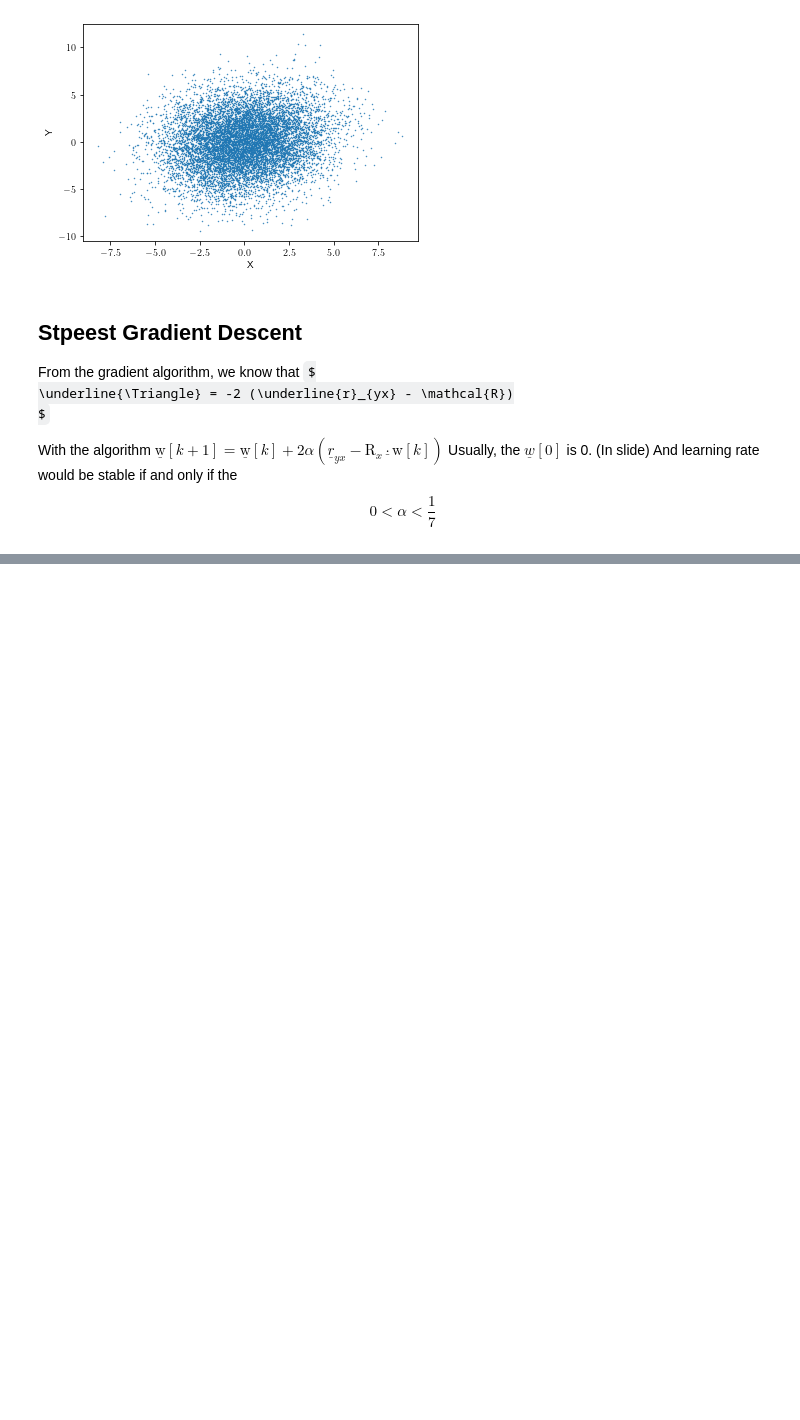
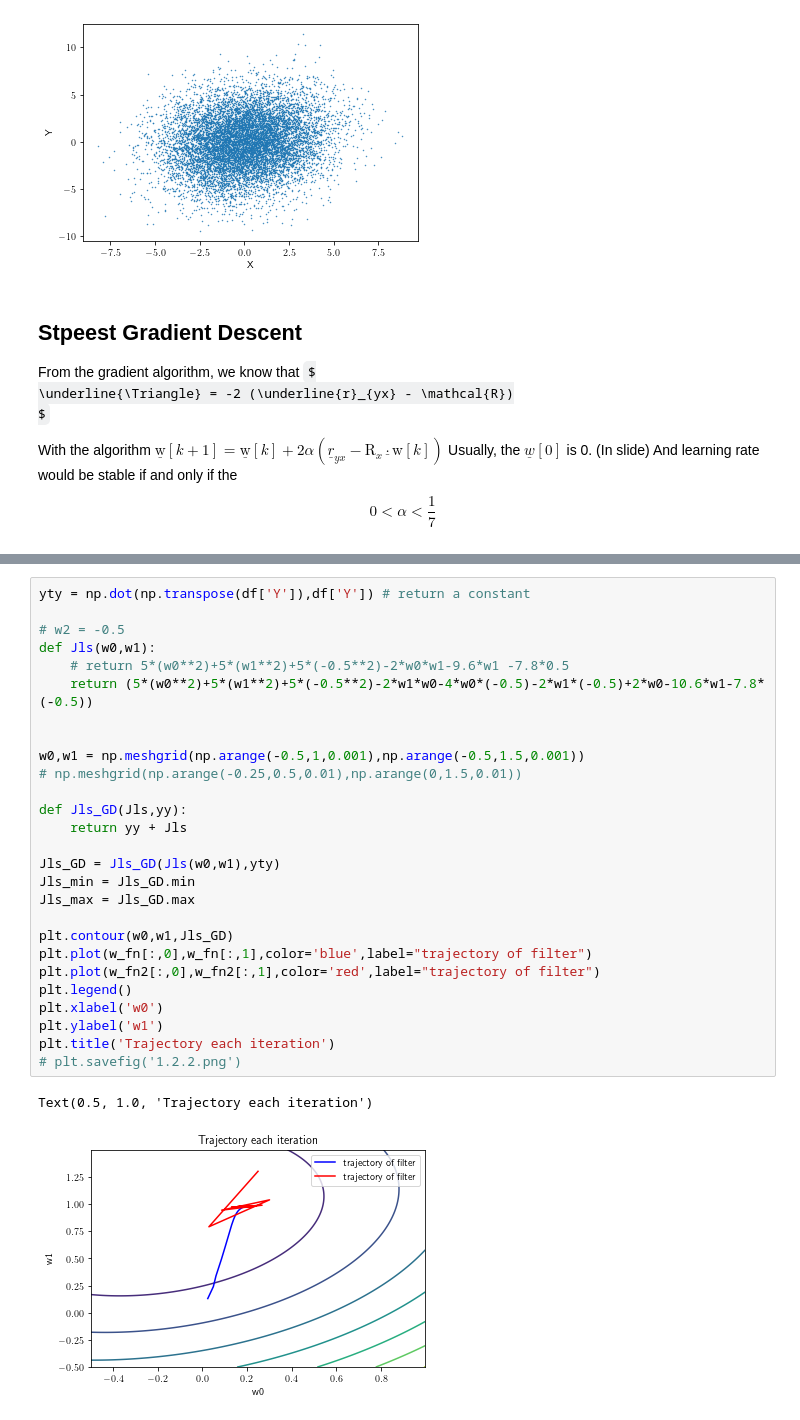
Before and after one commit to Lynch1206/5LSL0_MSPD, a Jupyter notebook: 1A/GD.ipynb, the cells around one changed output, grey strips where cells are left out. Drawn from its saved outputs; the diff is of its cells as text; some formulas as TeX source; blank space fills up the shorter version.

```diff
--- a/1A/GD.ipynb
+++ b/1A/GD.ipynb
@@ -72,0 +141,30 @@ And learning rate would be stable if and only if the $$0< \alpha < \frac{1}{7}$$
+# %%
+yty = np.dot(np.transpose(df['Y']),df['Y']) # return a constant
+
+# w2 = -0.5
+def Jls(w0,w1):
+    # return 5*(w0**2)+5*(w1**2)+5*(-0.5**2)-2*w0*w1-9.6*w1 -7.8*0.5
+    return (5*(w0**2)+5*(w1**2)+5*(-0.5**2)-2*w1*w0-4*w0*(-0.5)-2*w1*(-0.5)+2*w0-10.6*w1-7.8*(-0.5))
+
+
+w0,w1 = np.meshgrid(np.arange(-0.5,1,0.001),np.arange(-0.5,1.5,0.001))
+# np.meshgrid(np.arange(-0.25,0.5,0.01),np.arange(0,1.5,0.01))
+
+def Jls_GD(Jls,yy):
+    return yy + Jls
+
+Jls_GD = Jls_GD(Jls(w0,w1),yty)
+Jls_min = Jls_GD.min
+Jls_max = Jls_GD.max
+
+plt.contour(w0,w1,Jls_GD)
+plt.plot(w_fn[:,0],w_fn[:,1],color='blue',label="trajectory of filter")
+plt.plot(w_fn2[:,0],w_fn2[:,1],color='red',label="trajectory of filter")
+plt.legend()
+plt.xlabel('w0')
+plt.ylabel('w1')
+plt.title('Trajectory each iteration')
+# plt.savefig('1.2.2.png')
+# %% [output]
+Text(0.5, 1.0, 'Trajectory each iteration')
+[figure, added]
```
Also changed, not shown: parts of 7 cells of this notebook.
